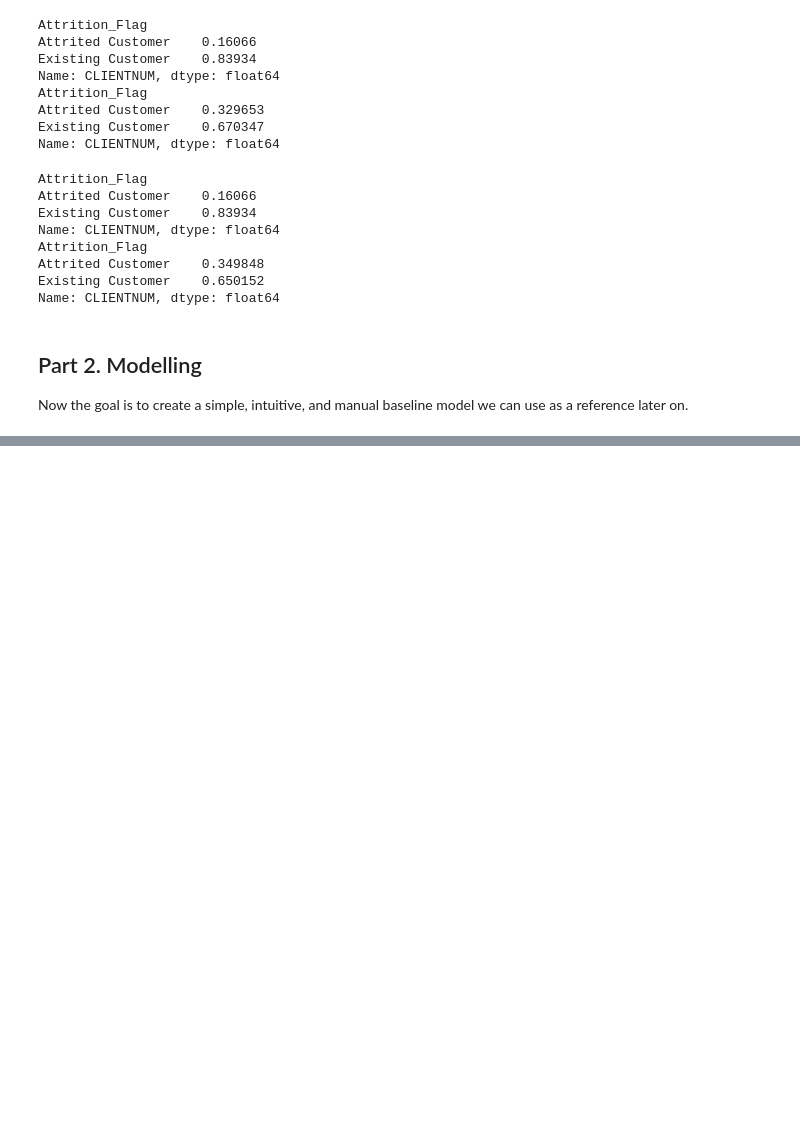
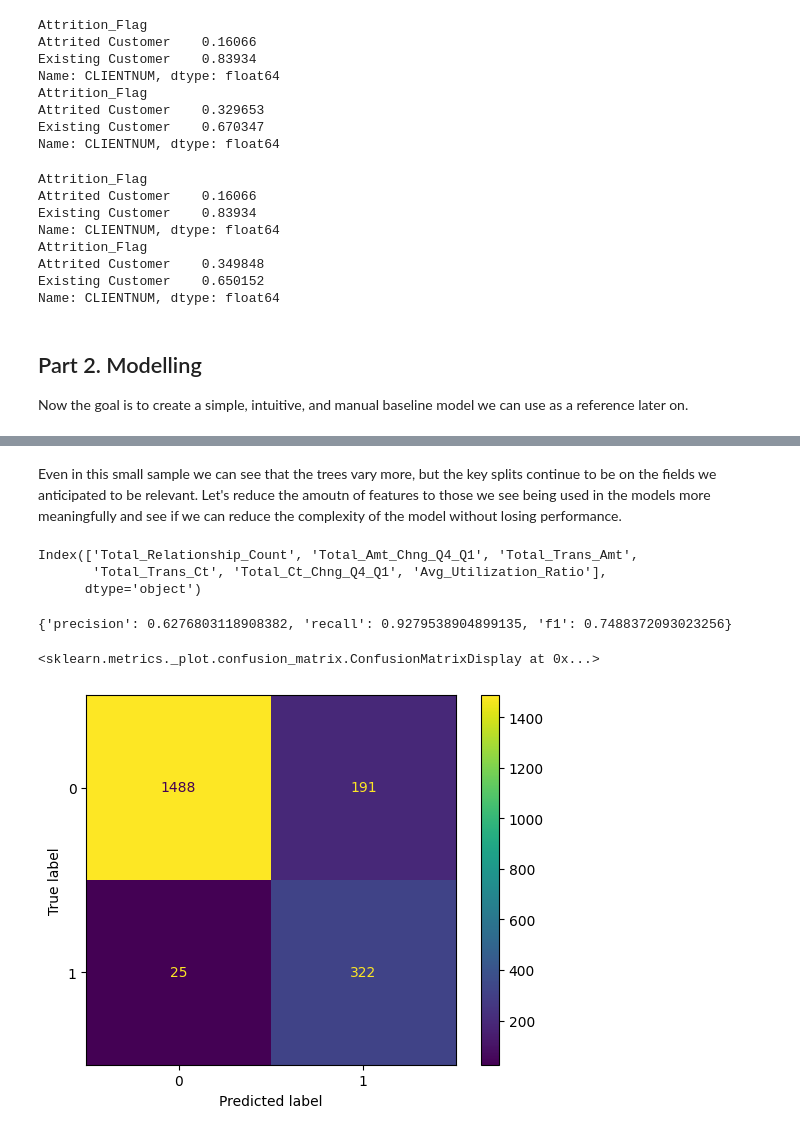
Before and after one commit to henrique-rauen/credit_card, a Jupyter notebook: Explorations.ipynb, the cells around one changed output, grey strips where cells are left out. Cells and saved outputs as stored; diff of their text form; code cells hidden in the pictures; blank space fills up the shorter version.

```diff
--- a/Explorations.ipynb
+++ b/Explorations.ipynb
@@ -465,0 +527,50 @@ ConfusionMatrixDisplay(confusion_matrix=confusion_matrix(y_test, y_pred)).plot()
+# %% [markdown]
+Even in this small sample we can see that the trees vary more, but the key splits continue to be on the fields we anticipated to be relevant. Let's reduce the amoutn of features to those we see being used in the models more meaningfully and see if we can reduce the complexity of the model without losing performance.
+# %%
+# Lol, I should have started writing functions a long time ago, but I want this notebook to be an accurate representation of the though process
+# so copying cells for now will do. When it's time to turn this into an actual pipeline we write the functions.
+#dummy = pd.get_dummies(df["Marital_Status"])
+#dummy.drop(columns=dummy.columns[-1], inplace=True)
+df2 = df.drop(columns=["CLIENTNUM"
+                        , "Attrition_Flag"
+                        , "Gender"
+                        , "Education_Level"
+                        , "Marital_Status"
+                        , "Income_Category"
+                        , "Card_Category"
+                        , "Marital_Status"
+                        , "Customer_Age"
+                        , "Dependent_count"
+                        , "Credit_Limit"
+                        , "Income"
+                        , "Education"
+                        , "Months_on_book"
+                        , "Total_Revolving_Bal"
+                        , "Avg_Open_To_Buy"
+                        , "Contacts_Count_12_mon"
+                        , "Months_Inactive_12_mon"
+                        #, "Total_Trans_Amt"
+                        #, "Total_Trans_Ct"
+                    ], axis=1)
+print(df2.columns)
+# %% [output]
+Index(['Total_Relationship_Count', 'Total_Amt_Chng_Q4_Q1', 'Total_Trans_Amt',
+       'Total_Trans_Ct', 'Total_Ct_Chng_Q4_Q1', 'Avg_Utilization_Ratio'],
+      dtype='object')
+# %%
+X = df2.to_numpy()
+y = (df["Attrition_Flag"] != "Existing Customer").to_numpy()
+(X_train, X_test, y_train, y_test) = train_test_split(X, y, test_size= 0.20)
+transformer = MaxAbsScaler().fit(X_train)
+X_train = transformer.transform(X_train)
+X_test = transformer.transform(X_test)
+# Still random forest but changes the underlying sampling logic.
+rf = BalancedRandomForestClassifier(n_estimators=40,max_depth=5, min_samples_split=2, sampling_strategy='all', replacement=True)
+rf.fit(X_train, y_train)
+y_pred = rf.predict(X_test)
+print(evaluation(y_pred,y_test))
+ConfusionMatrixDisplay(confusion_matrix=confusion_matrix(y_test, y_pred)).plot()
+# %% [output]
+{'precision': 0.6276803118908382, 'recall': 0.9279538904899135, 'f1': 0.7488372093023256}
+<sklearn.metrics._plot.confusion_matrix.ConfusionMatrixDisplay at 0x...>
+[figure, added]
```
Also changed, not shown: parts of 16 cells of this notebook.
